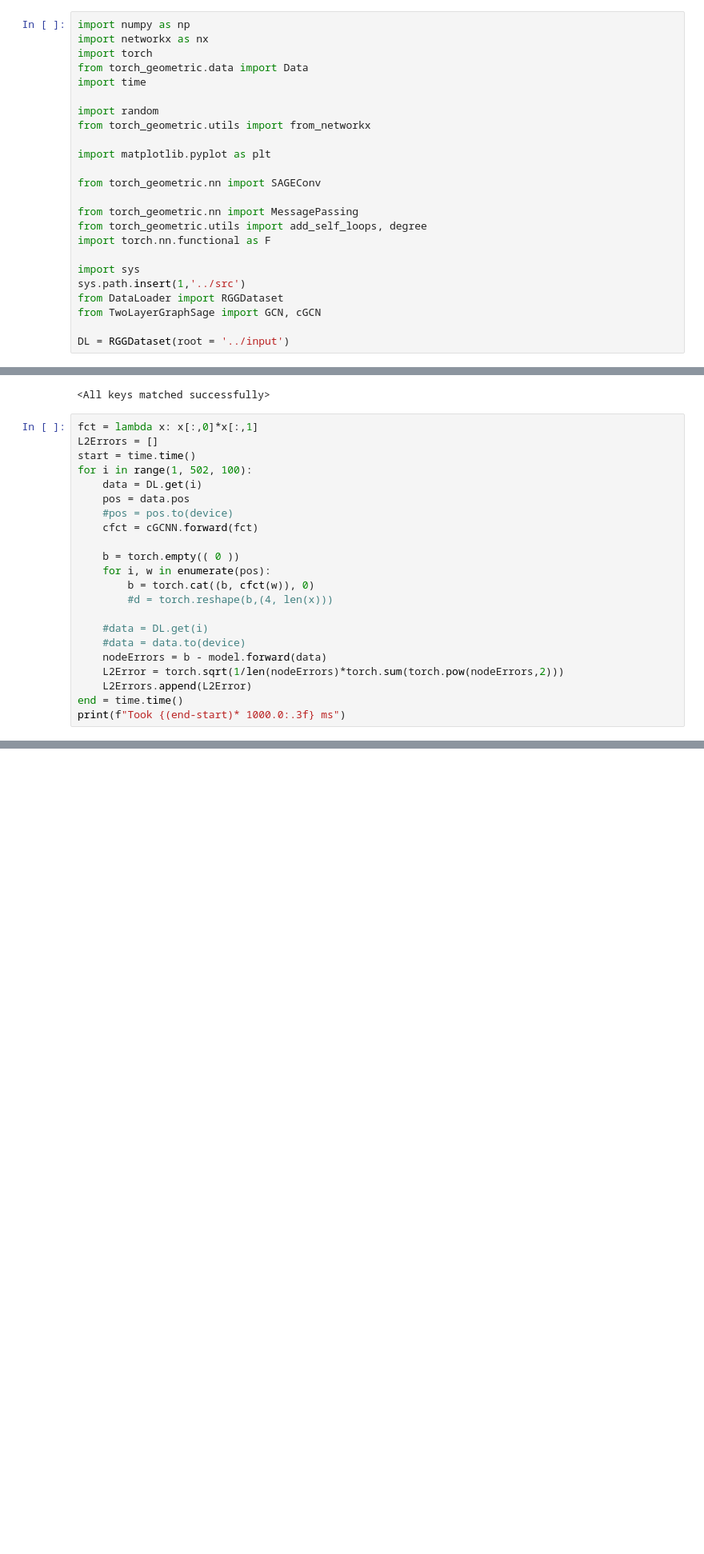
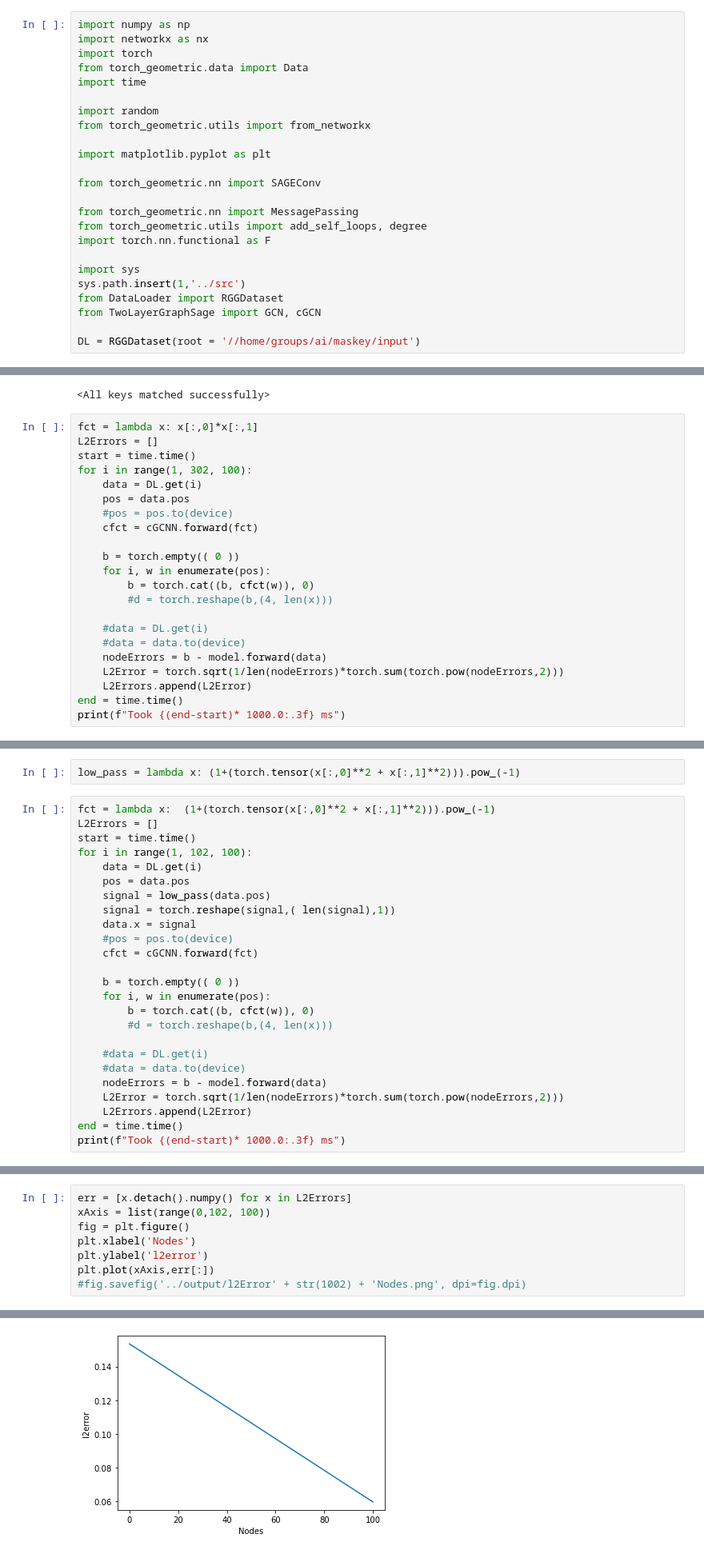
Before and after one commit to SohirMaskey/MPNNTrans, a Jupyter notebook: notebooks/Run.ipynb, the cells around one changed output, grey strips where cells are left out. Shown at 80% size. Drawn from its saved outputs; the diff is of its cells as text; blank space fills up the shorter version.

```diff
--- a/notebooks/Run.ipynb
+++ b/notebooks/Run.ipynb
@@ -21,5 +21,5 @@ sys.path.insert(1,'../src')
 from DataLoader import RGGDataset
 from TwoLayerGraphSage import GCN, cGCN
 
-DL = RGGDataset(root = '../input')
+DL = RGGDataset(root = '//home/groups/ai/maskey/input')
 # %% [output]
@@ -36,7 +38,7 @@ model.load_state_dict(torch.load( '../models/cGCNTwoLayersGraphSage'))
 fct = lambda x: x[:,0]*x[:,1]
 L2Errors = []
 start = time.time()
-for i in range(1, 502, 100):
+for i in range(1, 302, 100):
     data = DL.get(i)
     pos = data.pos
     #pos = pos.to(device)
@@ -96,0 +78,27 @@ plt.loglog(xAxis[1:], err[1:], '--')
+# %%
+low_pass = lambda x: (1+(torch.tensor(x[:,0]**2 + x[:,1]**2))).pow_(-1)
+# %%
+fct = lambda x:  (1+(torch.tensor(x[:,0]**2 + x[:,1]**2))).pow_(-1)
+L2Errors = []
+start = time.time()
+for i in range(1, 102, 100):
+    data = DL.get(i)
+    pos = data.pos
+    signal = low_pass(data.pos)
+    signal = torch.reshape(signal,( len(signal),1))
+    data.x = signal
+    #pos = pos.to(device)
+    cfct = cGCNN.forward(fct)
+
+    b = torch.empty(( 0 ))
+    for i, w in enumerate(pos):
+        b = torch.cat((b, cfct(w)), 0)
+        #d = torch.reshape(b,(4, len(x)))
+
+    #data = DL.get(i)
+    #data = data.to(device)
+    nodeErrors = b - model.forward(data)
+    L2Error = torch.sqrt(1/len(nodeErrors)*torch.sum(torch.pow(nodeErrors,2)))
+    L2Errors.append(L2Error)
+end = time.time()
+print(f"Took {(end-start)* 1000.0:.3f} ms")
@@ -96,0 +124,9 @@ plt.loglog(xAxis[1:], err[1:], '--')
+# %%
+err = [x.detach().numpy() for x in L2Errors]
+xAxis = list(range(0,102, 100))
+fig = plt.figure()
+plt.xlabel('Nodes')
+plt.ylabel('l2error')
+plt.plot(xAxis,err[:])
+#fig.savefig('../output/l2Error' + str(1002) + 'Nodes.png', dpi=fig.dpi)
+# %% [output]
@@ -96,0 +134 @@ plt.loglog(xAxis[1:], err[1:], '--')
+[figure, added]
```
Also changed, not shown: parts of 10 cells of this notebook, 14 other files.
